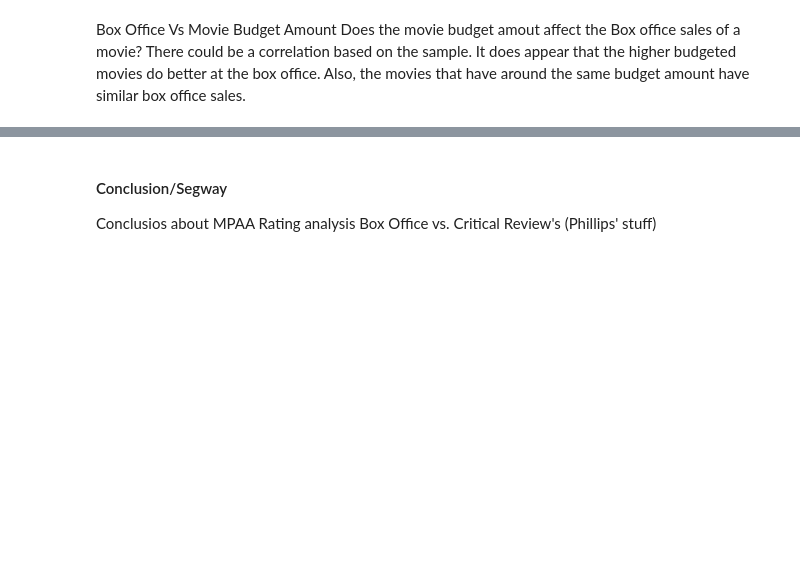
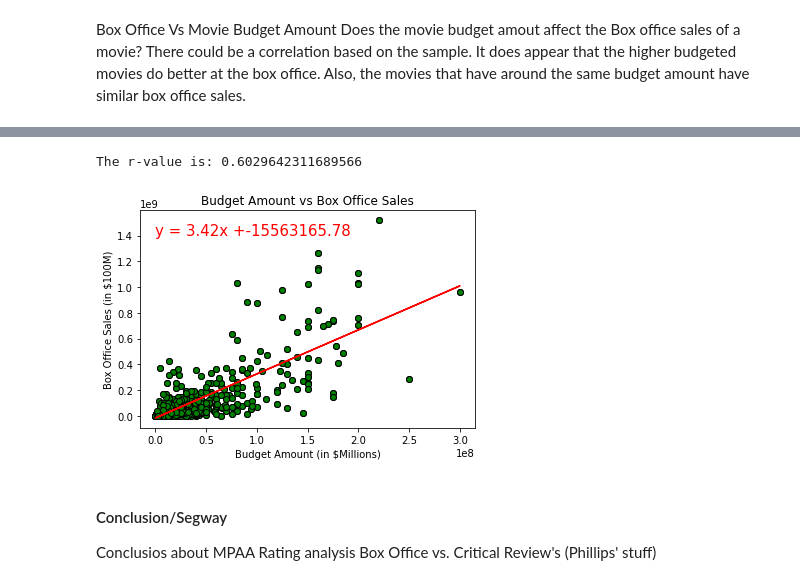
Before and after one commit to kellrow80/Project-1, a Jupyter notebook: Movie_DataQuest.ipynb, the cells around one changed output, grey strips where cells are left out. Drawn from its saved outputs; the diff is of its cells as text; code cells hidden in the pictures; blank space fills up the shorter version.

```diff
--- a/Movie_DataQuest.ipynb
+++ b/Movie_DataQuest.ipynb
@@ -344,32 +458,35 @@ plt.show()
 # %%
-x_values = movie_sample["Budget"]
-y_values = movie_sample["Box Office"]
+x_values = budget_sample["Budget"]
+y_values = budget_sample["Box Office"]
 
 plt.xlabel("Budget Amount")
 plt.ylabel("Box Office Sales (in $100M)")
 
 plt.title("Budget Amount(in $Millions) vs Box Office Sales(in $100M)")
 plt.scatter(x_values, y_values, marker = "o", facecolors = "green", edgecolors="black")
 
 (slope, intercept, rvalue, pvalue, stderr) = linregress(x_values, y_values)
 regress_values = x_values * slope + intercept
 
 line_eq = "y = " + str(round(slope,2)) + "x +" + str(round(intercept,2))
 
 plt.scatter(x_values, y_values, marker = "o", facecolors="green", edgecolors="black")
 plt.plot(x_values,regress_values,"r-")
 
 plt.xlabel("Budget Amount (in $Millions)")
 plt.ylabel("Box Office Sales (in $100M)")
 
 plt.title("Budget Amount vs Box Office Sales")
 plt.annotate(line_eq,(0.25,1400000000),fontsize=15,color="red")
 
 
 print(f"The r-value is: {rvalue**2}")
 
 
 plt.show()
+# %% [output]
+The r-value is: 0.6029642311689566
+[figure, added]
 # %% [markdown]
 #### Conclusion/Segway
 Conclusios about MPAA Rating analysis
```
Also changed, not shown: parts of 32 cells of this notebook.
